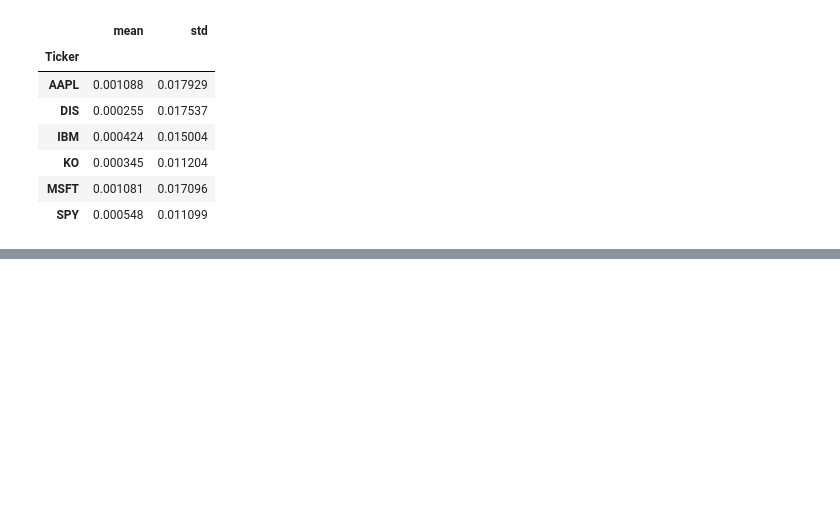
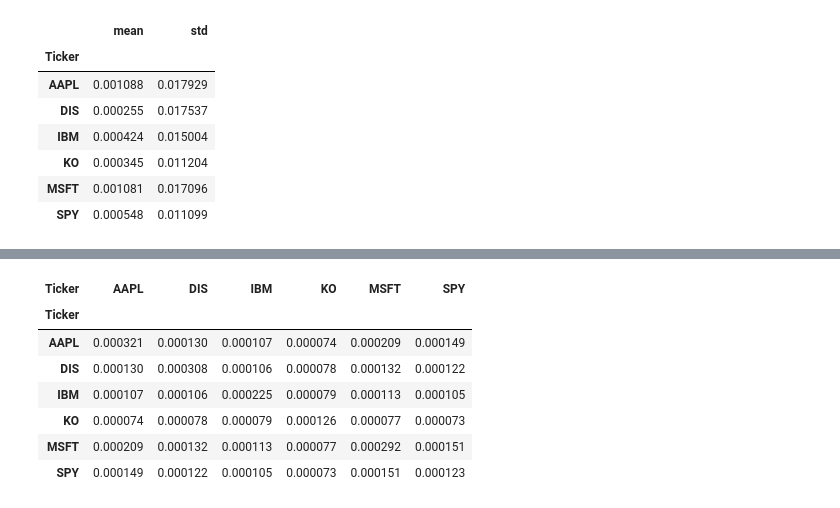
Before and after one commit to collochumba/machine_learning_manafrica, a Jupyter notebook: usd1.ipynb, the cells around one changed output, grey strips where cells are left out. Cells and saved outputs as stored; diff of their text form; code cells hidden in the pictures; blank space fills up the shorter version.

```diff
--- a/usd1.ipynb
+++ b/usd1.ipynb
@@ -670,0 +664,11 @@ plt.show()
+# %%
+ret.cov() # coverance of the matrix
+# %% [output]
+| Ticker | AAPL | DIS | IBM | KO | MSFT | SPY |
+| Ticker |  |  |  |  |  |  |
+| AAPL | 0.000321 | 0.000130 | 0.000107 | 0.000074 | 0.000209 | 0.000149 |
+| DIS | 0.000130 | 0.000308 | 0.000106 | 0.000078 | 0.000132 | 0.000122 |
+| IBM | 0.000107 | 0.000106 | 0.000225 | 0.000079 | 0.000113 | 0.000105 |
+| KO | 0.000074 | 0.000078 | 0.000079 | 0.000126 | 0.000077 | 0.000073 |
+| MSFT | 0.000209 | 0.000132 | 0.000113 | 0.000077 | 0.000292 | 0.000151 |
+| SPY | 0.000149 | 0.000122 | 0.000105 | 0.000073 | 0.000151 | 0.000123 |
```
Also changed, not shown: parts of 61 cells of this notebook, 5 other files.
